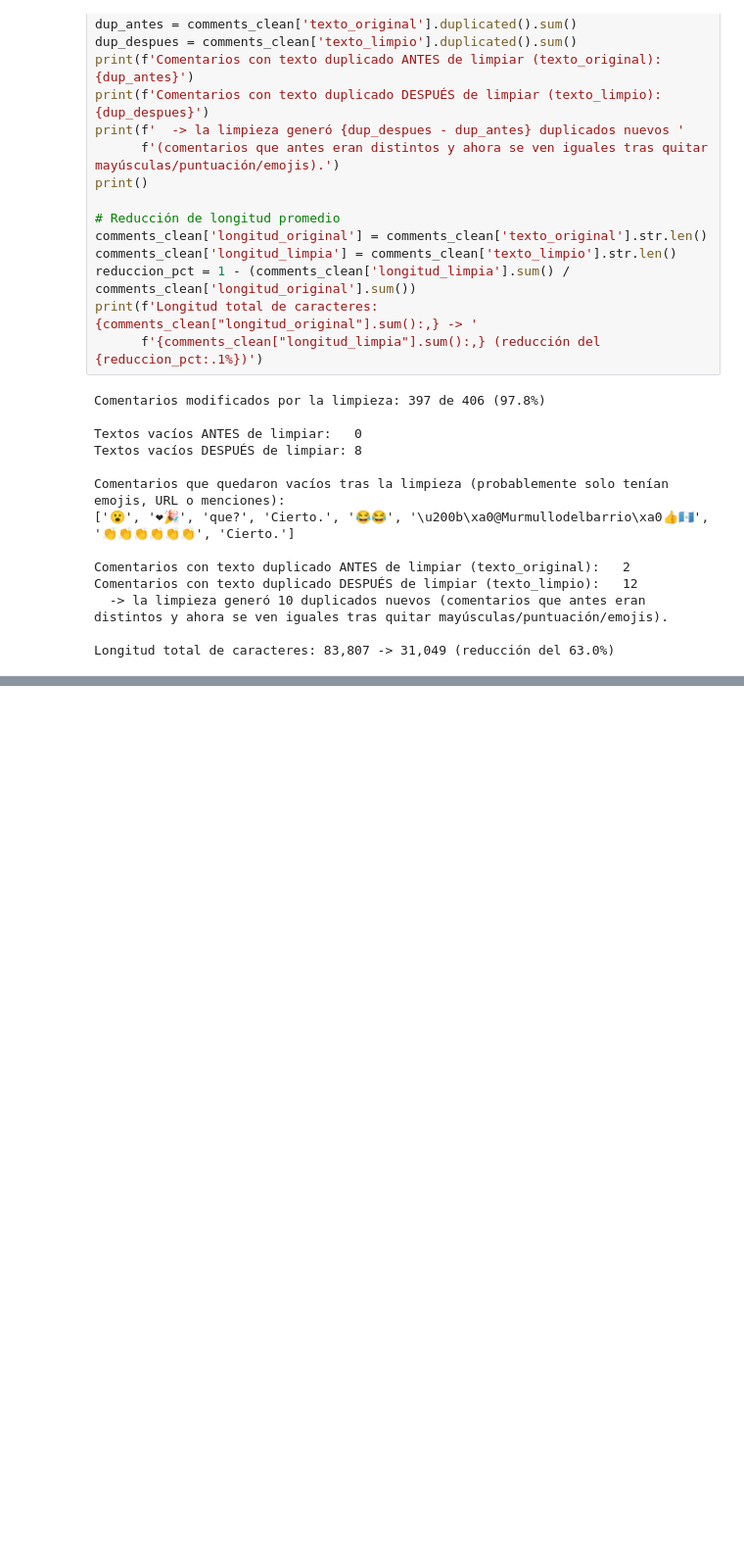
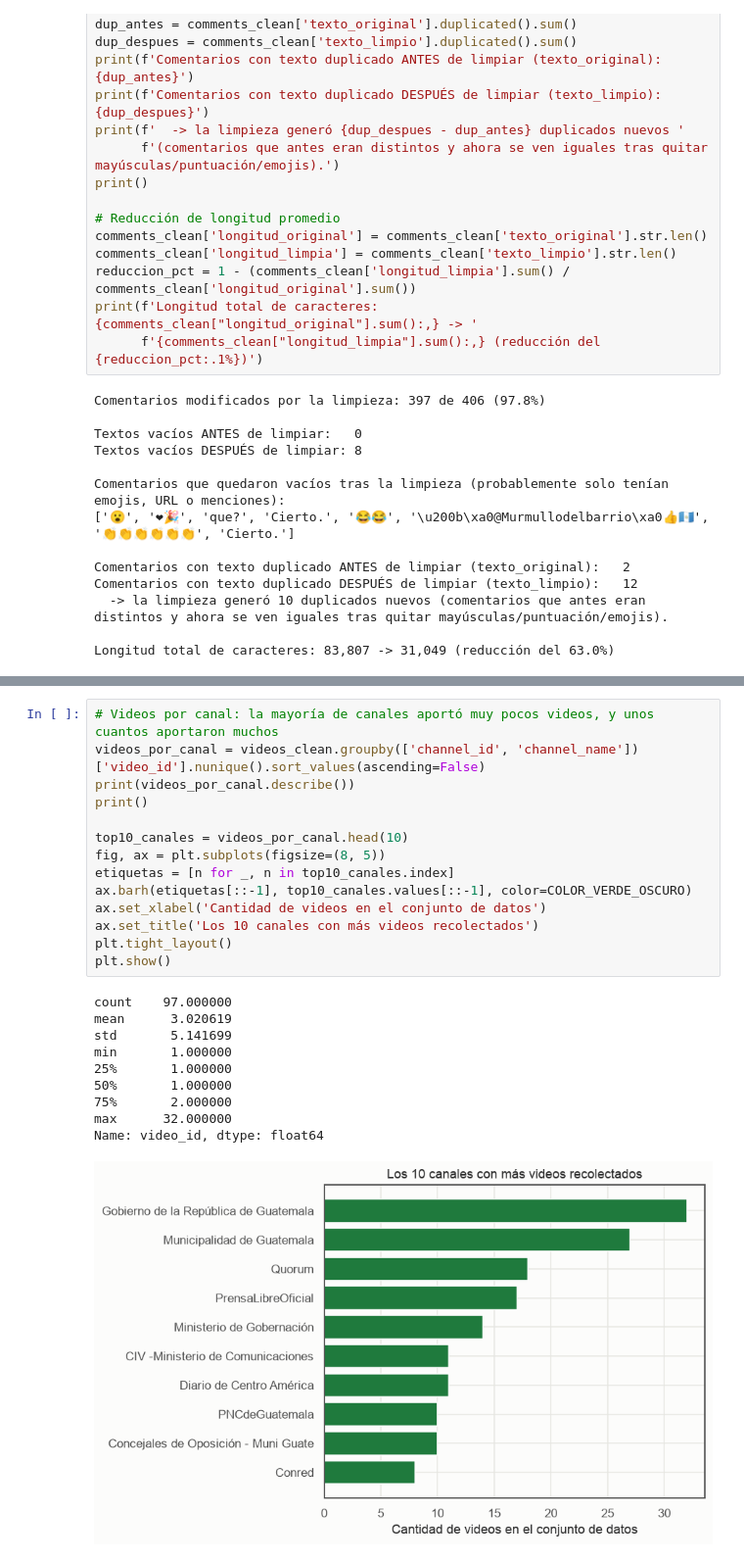
Before and after one commit to Qu3zada22/lab6-ds, a Jupyter notebook: Laboratorio6_Redes_Sociales_YouTube.ipynb, the cells around one changed output, grey strips where cells are left out. Shown at 98% size. Drawn from its saved outputs; the diff is of its cells as text; blank space fills up the shorter version.

```diff
--- a/Laboratorio6_Redes_Sociales_YouTube.ipynb
+++ b/Laboratorio6_Redes_Sociales_YouTube.ipynb
@@ -779,0 +804,25 @@ Longitud total de caracteres: 83,807 -> 31,049 (reducción del 63.0%)
+# %%
+# Videos por canal: la mayoría de canales aportó muy pocos videos, y unos cuantos aportaron muchos
+videos_por_canal = videos_clean.groupby(['channel_id', 'channel_name'])['video_id'].nunique().sort_values(ascending=False)
+print(videos_por_canal.describe())
+print()
+
+top10_canales = videos_por_canal.head(10)
+fig, ax = plt.subplots(figsize=(8, 5))
+etiquetas = [n for _, n in top10_canales.index]
+ax.barh(etiquetas[::-1], top10_canales.values[::-1], color=COLOR_VERDE_OSCURO)
+ax.set_xlabel('Cantidad de videos en el conjunto de datos')
+ax.set_title('Los 10 canales con más videos recolectados')
+plt.tight_layout()
+plt.show()
+# %% [output]
+count    97.000000
+mean      3.020619
+std       5.141699
+min       1.000000
+25%       1.000000
+50%       1.000000
+75%       2.000000
+max      32.000000
+Name: video_id, dtype: float64
+[figure, added]
```
Also changed, not shown: parts of 32 cells of this notebook.
